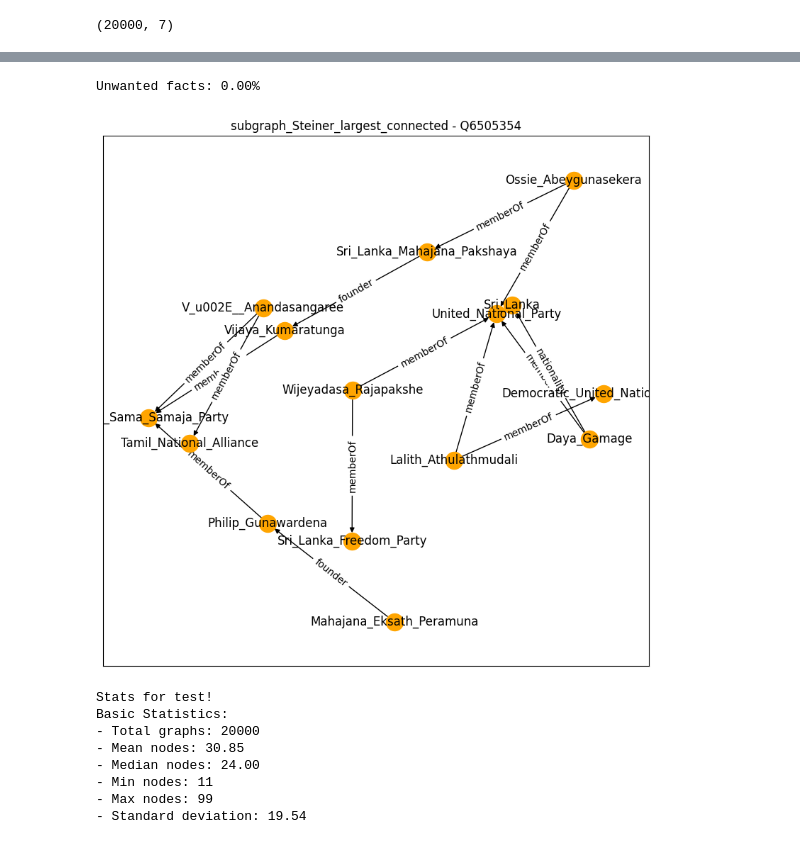
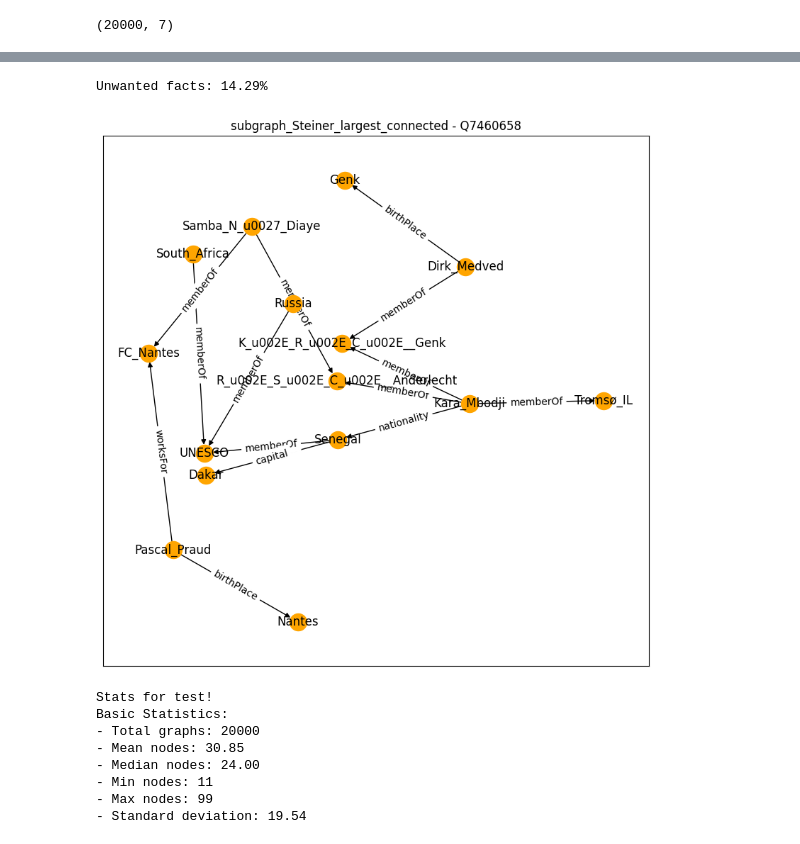
Before and after one commit to PreetamDammu/ClaimBenchKG, a Jupyter notebook: yago/adhoc_tasks.ipynb, the cells around one changed output, grey strips where cells are left out. Saved outputs shown, nothing was run; the diff lists cells and outputs as text; code cells hidden in the pictures.

```diff
--- a/yago/adhoc_tasks.ipynb
+++ b/yago/adhoc_tasks.ipynb
@@ -431,15 +434,15 @@ nrdf
 20000 rows × 7 columns
 # %%
-idx = 97
+idx = 970
 graph = create_graph_from_triples(nrdf.iloc[idx]['subgraph_Steiner_largest_connected'])
 
 unwanted_flag, unwanted_perc = check_unwanted_facts(nrdf.iloc[idx]['subgraph_Steiner_largest_connected'])
 print(f"Unwanted facts: {unwanted_perc:.2f}%")
 
 plot_graph_with_simplified_labels(graph, f'subgraph_Steiner_largest_connected - {keys[idx]}')
 # %% [output]
-Unwanted facts: 0.00%
+Unwanted facts: 14.29%
-[figure, old version]
+[figure, new version]
 # %%
 node_counts = nrdf['subgraph_Steiner_largest_connected_length'].tolist()
 print(f"Stats for {split}!")
```
Also changed, not shown: parts of 9 cells of this notebook, 5 other files.
